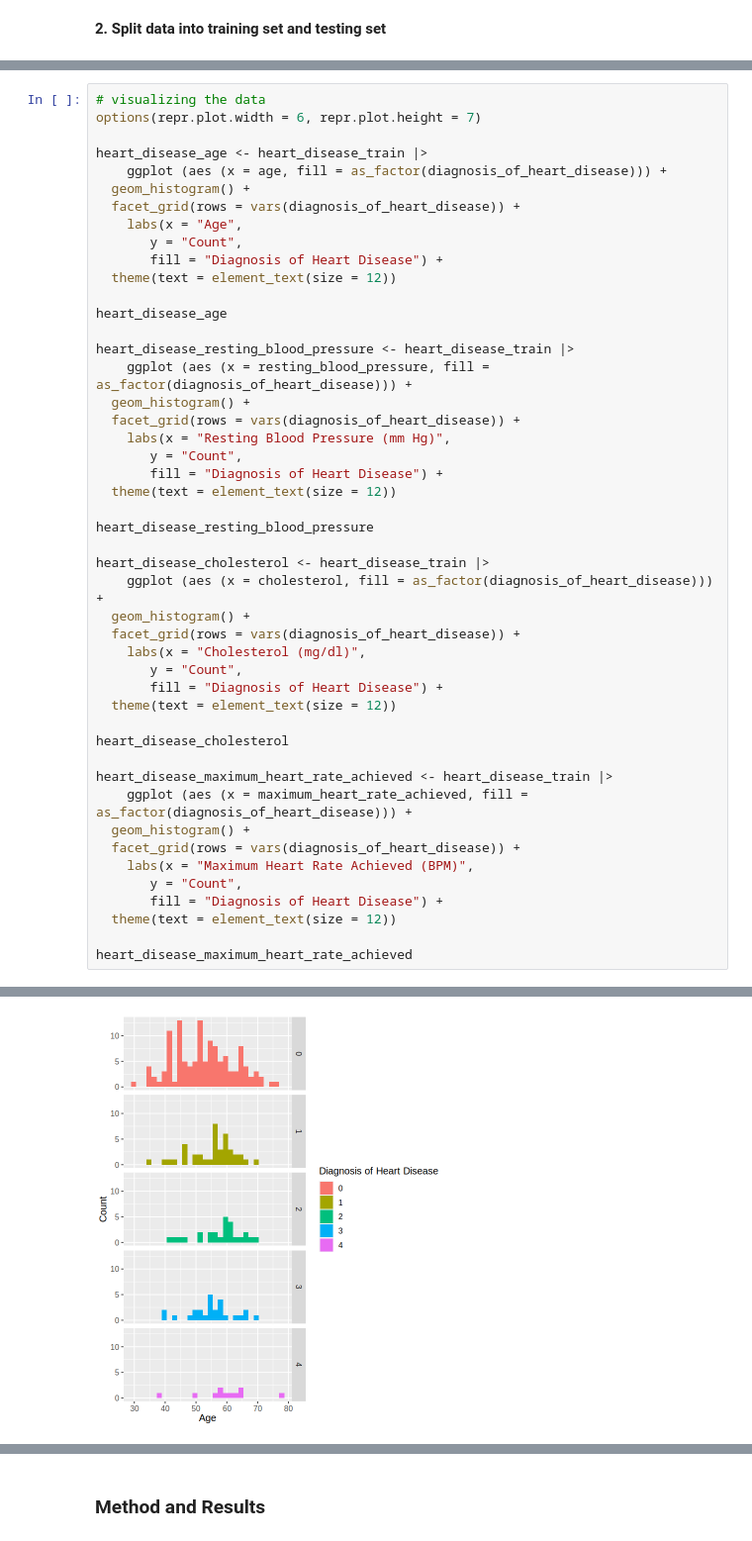
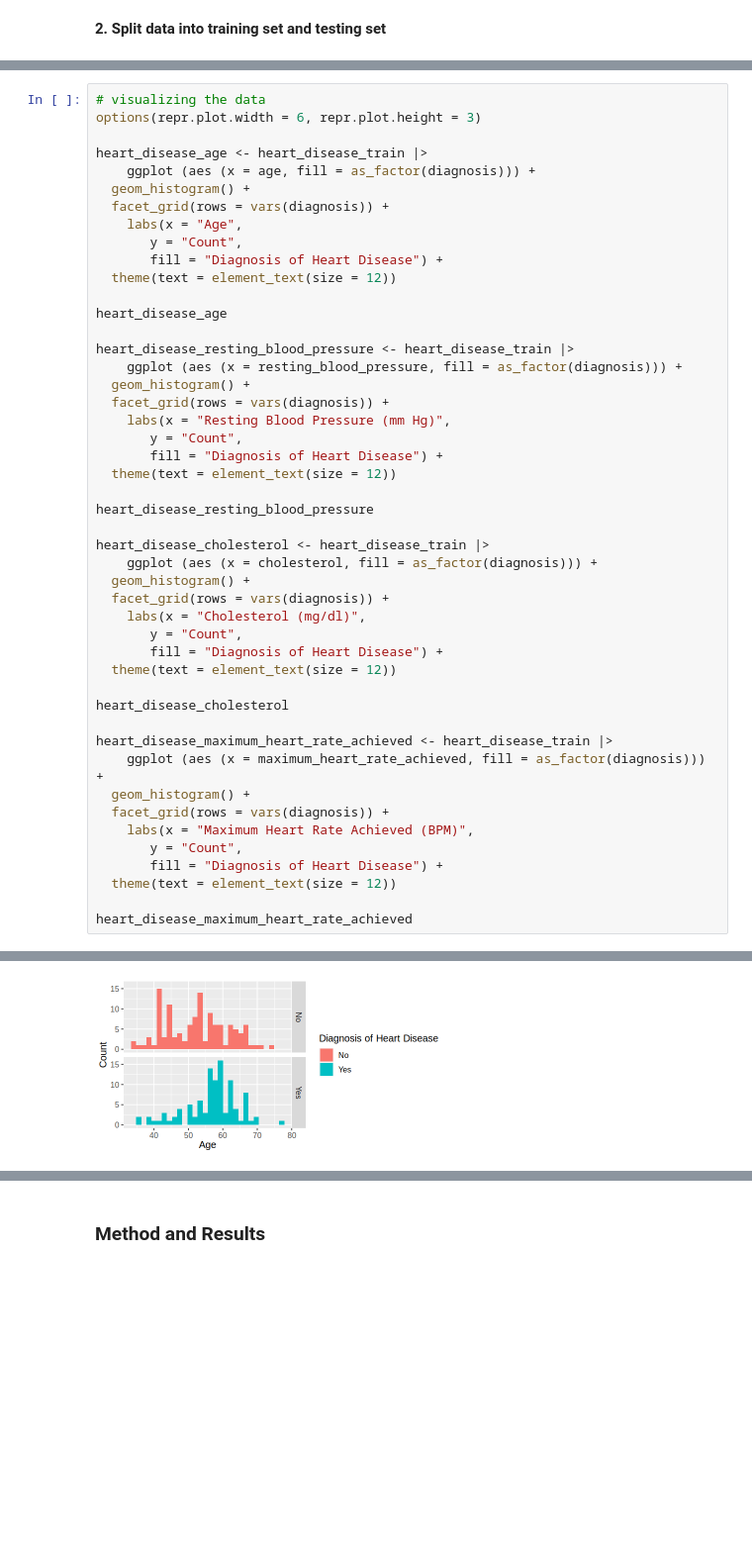
Before and after one commit to GloriaYi/dsci-100-2023w1-group41, a Jupyter notebook: Report.ipynb, the cells around one changed output, grey strips where cells are left out. Shown at 99% size. Saved outputs shown, nothing was run; the diff lists cells and outputs as text; blank space fills up the shorter version.

```diff
--- a/Report.ipynb
+++ b/Report.ipynb
@@ -160,11 +192,11 @@ A tibble: 1 × 4
 # %%
 # visualizing the data
-options(repr.plot.width = 6, repr.plot.height = 7)
+options(repr.plot.width = 6, repr.plot.height = 3)
 
 heart_disease_age <- heart_disease_train |>
-    ggplot (aes (x = age, fill = as_factor(diagnosis_of_heart_disease))) +
+    ggplot (aes (x = age, fill = as_factor(diagnosis))) +
   geom_histogram() +
-  facet_grid(rows = vars(diagnosis_of_heart_disease)) +
+  facet_grid(rows = vars(diagnosis)) +
     labs(x = "Age",
        y = "Count",
        fill = "Diagnosis of Heart Disease") +
@@ -173,39 +205,39 @@ heart_disease_age <- heart_disease_train |>
 heart_disease_age
 
 heart_disease_resting_blood_pressure <- heart_disease_train |>
-    ggplot (aes (x = resting_blood_pressure, fill = as_factor(diagnosis_of_heart_disease))) +
+    ggplot (aes (x = resting_blood_pressure, fill = as_factor(diagnosis))) +
   geom_histogram() +
-  facet_grid(rows = vars(diagnosis_of_heart_disease)) +
+  facet_grid(rows = vars(diagnosis)) +
     labs(x = "Resting Blood Pressure (mm Hg)",
        y = "Count",
        fill = "Diagnosis of Heart Disease") +
   theme(text = element_text(size = 12))
 
 heart_disease_resting_blood_pressure
 
 heart_disease_cholesterol <- heart_disease_train |>
-    ggplot (aes (x = cholesterol, fill = as_factor(diagnosis_of_heart_disease))) +
+    ggplot (aes (x = cholesterol, fill = as_factor(diagnosis))) +
   geom_histogram() +
-  facet_grid(rows = vars(diagnosis_of_heart_disease)) +
+  facet_grid(rows = vars(diagnosis)) +
     labs(x = "Cholesterol (mg/dl)",
        y = "Count",
        fill = "Diagnosis of Heart Disease") +
   theme(text = element_text(size = 12))
 
 heart_disease_cholesterol
 
 heart_disease_maximum_heart_rate_achieved <- heart_disease_train |>
-    ggplot (aes (x = maximum_heart_rate_achieved, fill = as_factor(diagnosis_of_heart_disease))) +
+    ggplot (aes (x = maximum_heart_rate_achieved, fill = as_factor(diagnosis))) +
   geom_histogram() +
-  facet_grid(rows = vars(diagnosis_of_heart_disease)) +
+  facet_grid(rows = vars(diagnosis)) +
     labs(x = "Maximum Heart Rate Achieved (BPM)",
        y = "Count",
        fill = "Diagnosis of Heart Disease") +
   theme(text = element_text(size = 12))
 
 heart_disease_maximum_heart_rate_achieved
 # %% [output]
 `stat_bin()` using `bins = 30`. Pick better value with `binwidth`.
 `stat_bin()` using `bins = 30`. Pick better value with `binwidth`.
-[figure, old version]
+[figure, new version]
 `stat_bin()` using `bins = 30`. Pick better value with `binwidth`.
```
Also changed, not shown: parts of 13 cells of this notebook.
